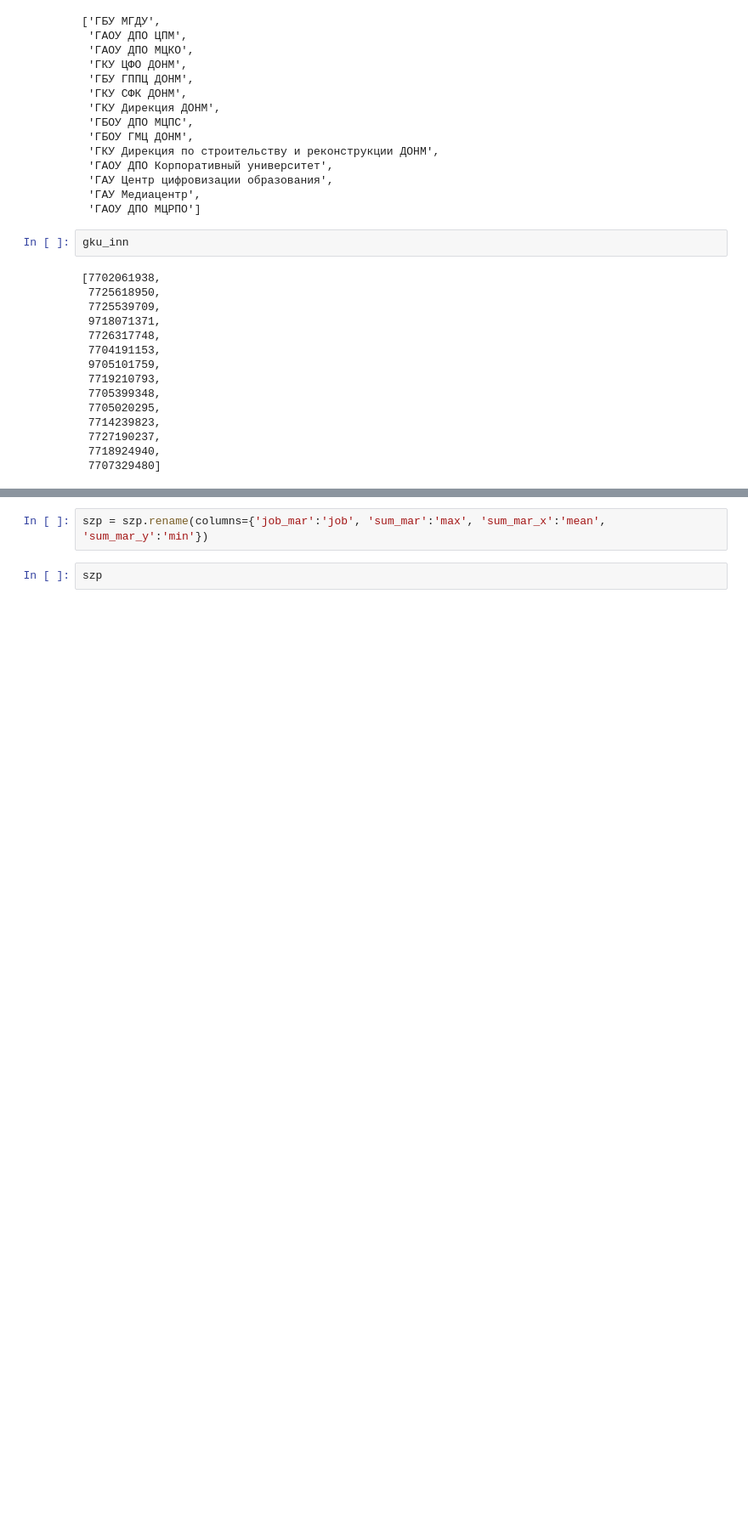
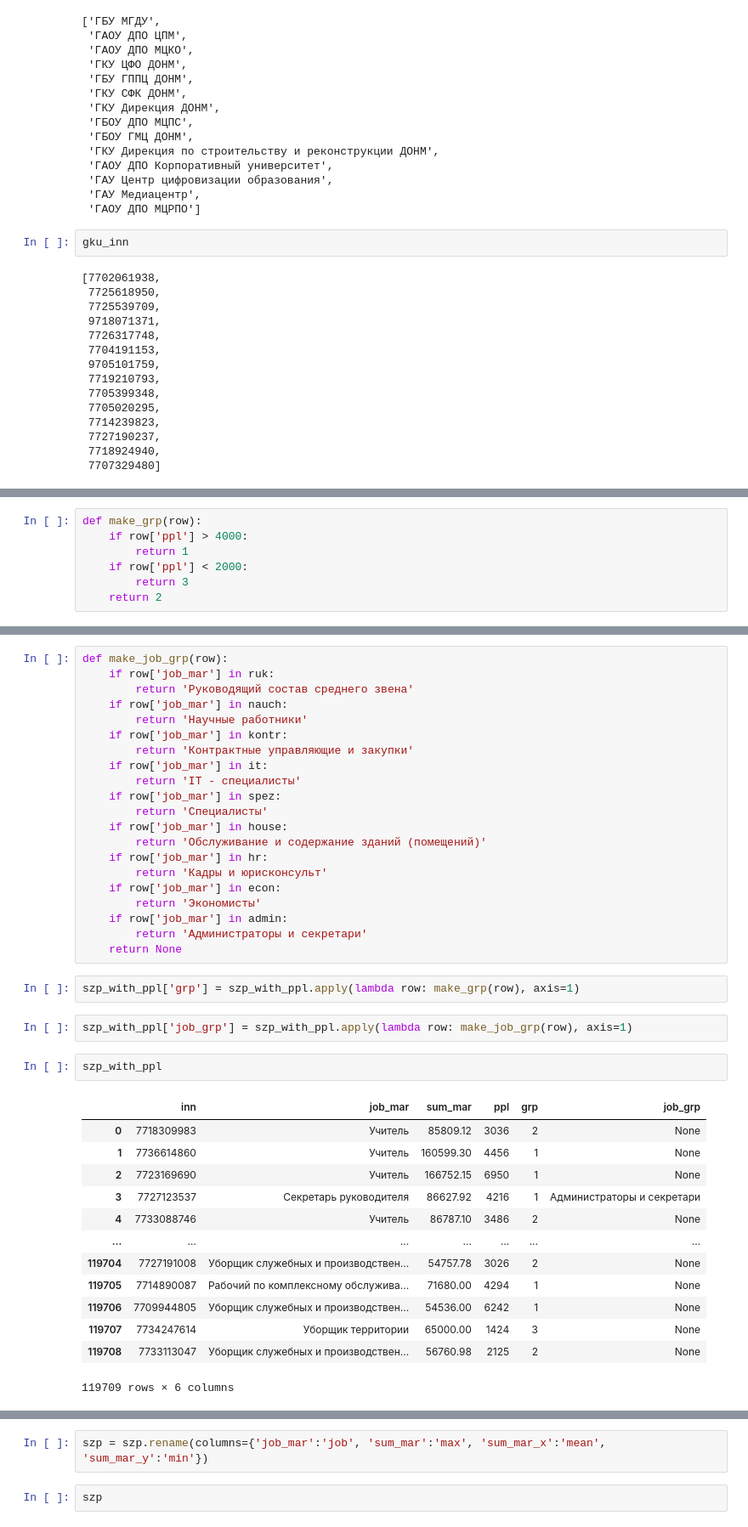
Before and after one commit to Mr-Maxraw/cfo-parser, a Jupyter notebook: counting/200+_check_mar.ipynb, the cells around one changed output, grey strips where cells are left out. Shown at 85% size. Cells and saved outputs as stored; diff of their text form; blank space fills up the shorter version.

```diff
--- a/counting/200+_check_mar.ipynb
+++ b/counting/200+_check_mar.ipynb
@@ -454,0 +471,7 @@ szp_min = for_szp[for_szp.inn.isin(gku_inn) == False][['job_mar', 'sum_mar']].gr
+# %%
+def make_grp(row):
+    if row['ppl'] > 4000:
+        return 1
+    if row['ppl'] < 2000:
+        return 3
+    return 2
@@ -454,0 +541,41 @@ szp_min = for_szp[for_szp.inn.isin(gku_inn) == False][['job_mar', 'sum_mar']].gr
+# %%
+def make_job_grp(row):
+    if row['job_mar'] in ruk:
+        return 'Руководящий состав среднего звена'
+    if row['job_mar'] in nauch:
+        return 'Научные работники'
+    if row['job_mar'] in kontr:
+        return 'Контрактные управляющие и закупки'
+    if row['job_mar'] in it:
+        return 'IT - специалисты'
+    if row['job_mar'] in spez:
+        return 'Специалисты'
+    if row['job_mar'] in house:
+        return 'Обслуживание и содержание зданий (помещений)'
+    if row['job_mar'] in hr:
+        return 'Кадры и юрисконсульт'
+    if row['job_mar'] in econ:
+        return 'Экономисты'
+    if row['job_mar'] in admin:
+        return 'Администраторы и секретари'
+    return None
+# %%
+szp_with_ppl['grp'] = szp_with_ppl.apply(lambda row: make_grp(row), axis=1)
+# %%
+szp_with_ppl['job_grp'] = szp_with_ppl.apply(lambda row: make_job_grp(row), axis=1)
+# %%
+szp_with_ppl
+# %% [output]
+|  | inn | job_mar | sum_mar | ppl | grp | job_grp |
+| 0 | 7718309983 | Учитель | 85809.12 | 3036 | 2 | None |
+| 1 | 7736614860 | Учитель | 160599.30 | 4456 | 1 | None |
+| 2 | 7723169690 | Учитель | 166752.15 | 6950 | 1 | None |
+| 3 | 7727123537 | Секретарь руководителя | 86627.92 | 4216 | 1 | Администраторы и секретари |
+| 4 | 7733088746 | Учитель | 86787.10 | 3486 | 2 | None |
+| ... | ... | ... | ... | ... | ... | ... |
+| 119704 | 7727191008 | Уборщик служебных и производствен... | 54757.78 | 3026 | 2 | None |
+| 119705 | 7714890087 | Рабочий по комплексному обслужива... | 71680.00 | 4294 | 1 | None |
+| 119706 | 7709944805 | Уборщик служебных и производствен... | 54536.00 | 6242 | 1 | None |
+| 119707 | 7734247614 | Уборщик территории | 65000.00 | 1424 | 3 | None |
+| 119708 | 7733113047 | Уборщик служебных и производствен... | 56760.98 | 2125 | 2 | None |
+119709 rows × 6 columns
```
Also changed, not shown: parts of 17 cells of this notebook, 6 other files.
